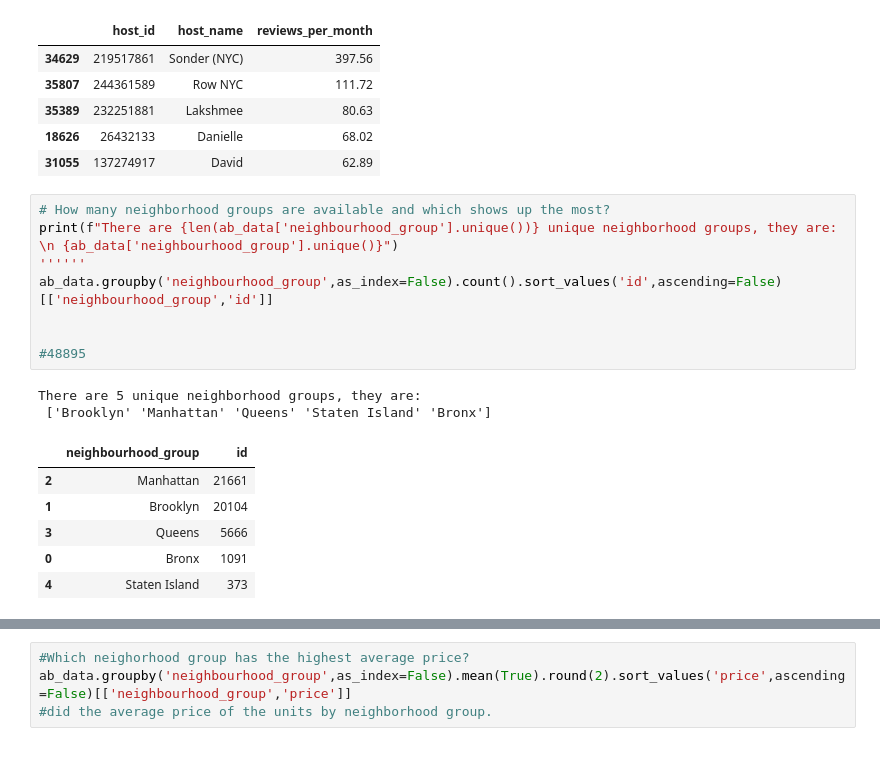
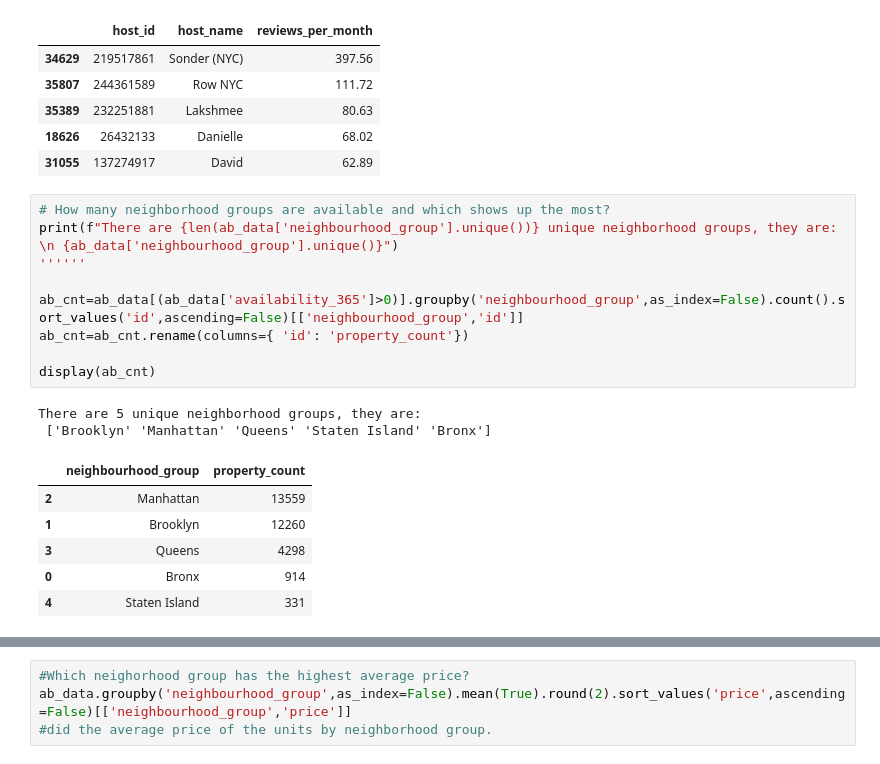
Before and after one commit to Sir-Roe/bootcamp, a Jupyter notebook: week_3/AirBnB_Case_Study_Project.ipynb, the cells around one changed output, grey strips where cells are left out. Saved outputs shown, nothing was run; the diff lists cells and outputs as text.

```diff
--- a/week_3/AirBnB_Case_Study_Project.ipynb
+++ b/week_3/AirBnB_Case_Study_Project.ipynb
@@ -79,20 +79,21 @@ display(ab_sum[['host_id','host_name','reviews_per_month']].head(5))
 # %%
 # How many neighborhood groups are available and which shows up the most?
 print(f"There are {len(ab_data['neighbourhood_group'].unique())} unique neighborhood groups, they are: \n {ab_data['neighbourhood_group'].unique()}")
 ''''''
-ab_data.groupby('neighbourhood_group',as_index=False).count().sort_values('id',ascending=False)[['neighbourhood_group','id']]
 
+ab_cnt=ab_data[(ab_data['availability_365']>0)].groupby('neighbourhood_group',as_index=False).count().sort_values('id',ascending=False)[['neighbourhood_group','id']]
+ab_cnt=ab_cnt.rename(columns={ 'id': 'property_count'})
 
-#48895
+display(ab_cnt)
 # %% [output]
 There are 5 unique neighborhood groups, they are:
  ['Brooklyn' 'Manhattan' 'Queens' 'Staten Island' 'Bronx']
-|  | neighbourhood_group | id |
-| 2 | Manhattan | 21661 |
-| 1 | Brooklyn | 20104 |
-| 3 | Queens | 5666 |
-| 0 | Bronx | 1091 |
-| 4 | Staten Island | 373 |
+|  | neighbourhood_group | property_count |
+| 2 | Manhattan | 13559 |
+| 1 | Brooklyn | 12260 |
+| 3 | Queens | 4298 |
+| 0 | Bronx | 914 |
+| 4 | Staten Island | 331 |
 # %%
 # Are private rooms the most popular in manhattan?
 x = ab_data[["neighbourhood_group", "room_type",'reviews_per_month']].groupby(["neighbourhood_group", 'room_type'],as_index=False).sum(True).sort_values('reviews_per_month',ascending =False)
```
Also changed, not shown: parts of 3 cells of this notebook.
